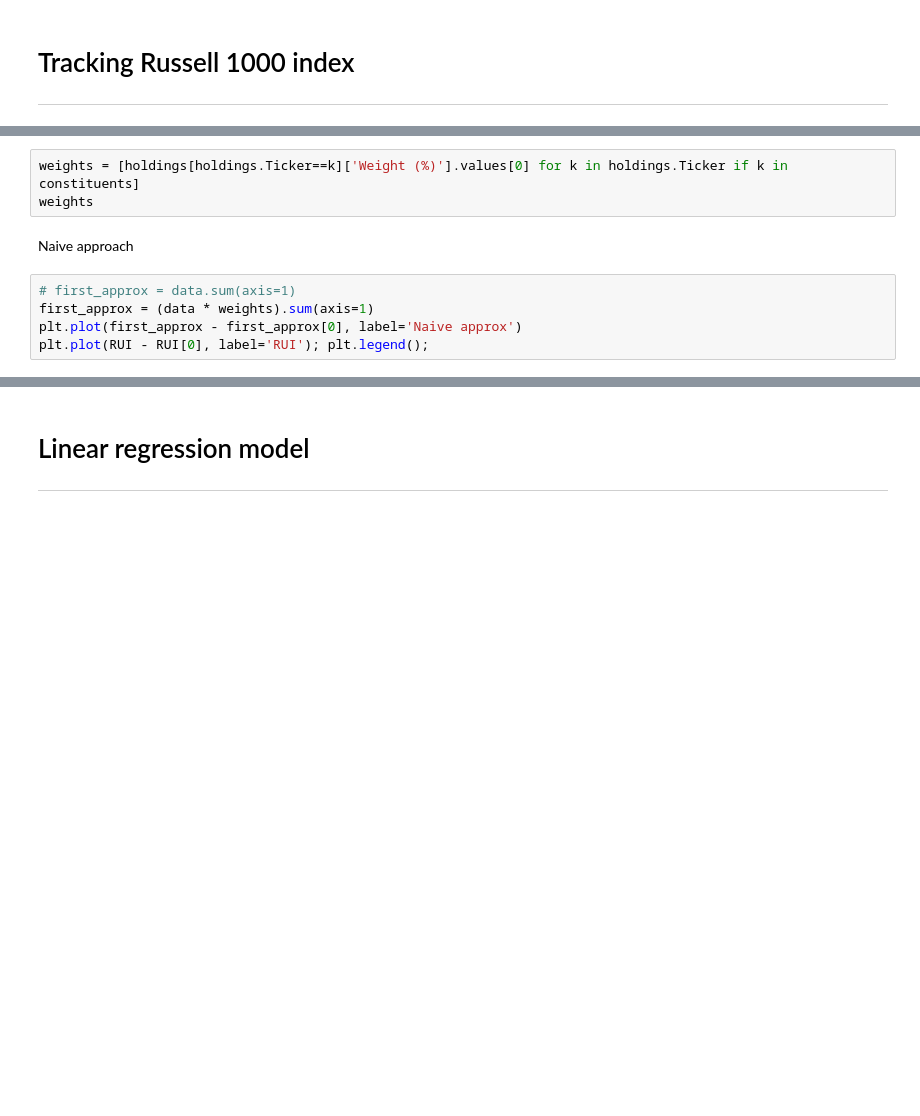
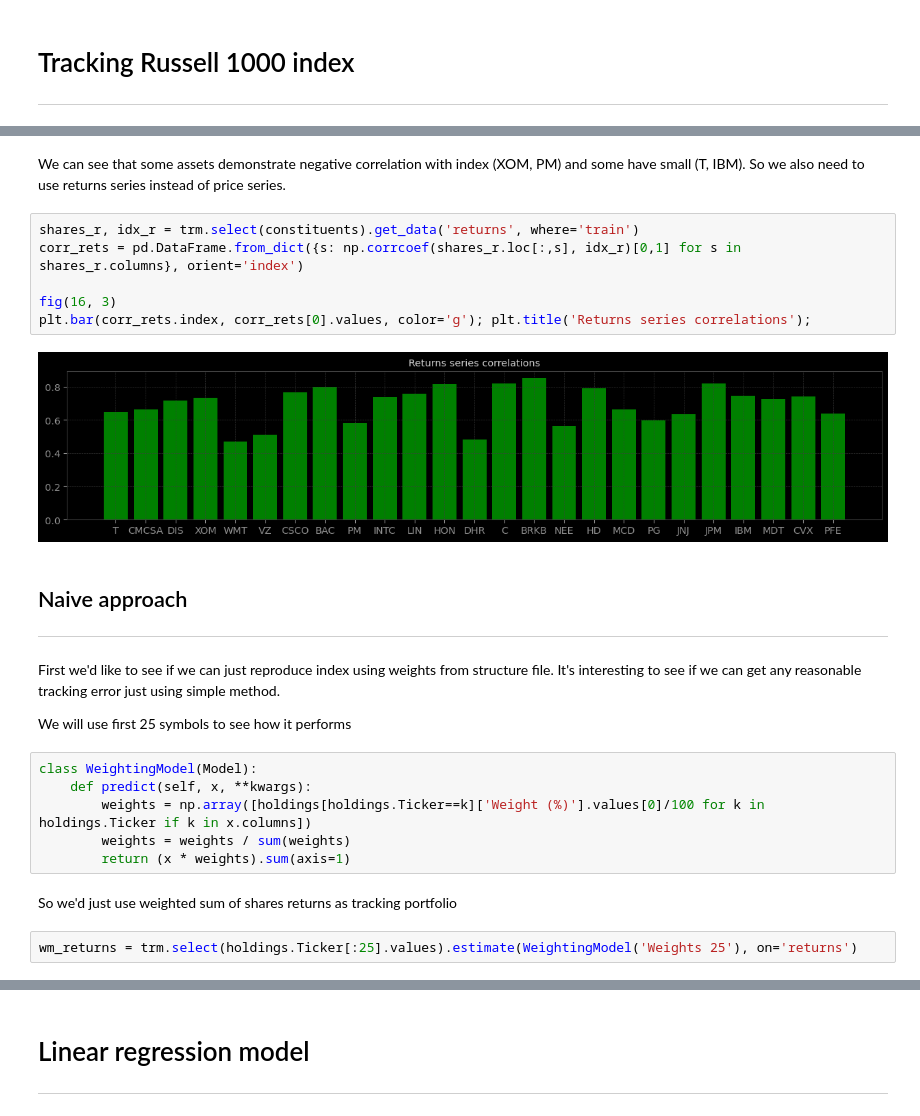
Before and after one commit to dmarienko/QuantTradingResearch, a Jupyter notebook: models/2. Russel Index Tracking.ipynb, the cells around one changed output, grey strips where cells are left out. Cells and saved outputs as stored; diff of their text form; blank space fills up the shorter version.

```diff
--- a/models/2. Russel Index Tracking.ipynb
+++ b/models/2. Russel Index Tracking.ipynb
@@ -50,10 +115,27 @@ plt.plot(RUI/RUI.iloc[0], lw=3, c='w');
+# %% [markdown]
+We can see that some assets demonstrate negative correlation with index (XOM, PM) and some have small (T, IBM). So we also need to use returns series instead of price series.
+# %%
+shares_r, idx_r = trm.select(constituents).get_data('returns', where='train')
+corr_rets = pd.DataFrame.from_dict({s: np.corrcoef(shares_r.loc[:,s], idx_r)[0,1] for s in shares_r.columns}, orient='index')
+
+fig(16, 3)
+plt.bar(corr_rets.index, corr_rets[0].values, color='g'); plt.title('Returns series correlations');
+# %% [output]
+[figure, added]
+# %% [markdown]
+## Naive approach
+<hr/>
+# %% [markdown]
+First we'd like to see if we can just reproduce index using weights from structure file. It's interesting to see if we can get any reasonable tracking error just using simple method.
+
+We will use first 25 symbols to see how it performs
 # %%
-weights = [holdings[holdings.Ticker==k]['Weight (%)'].values[0] for k in holdings.Ticker if k in constituents]
-weights
+class WeightingModel(Model):
+    def predict(self, x, **kwargs):
+        weights = np.array([holdings[holdings.Ticker==k]['Weight (%)'].values[0]/100 for k in holdings.Ticker if k in x.columns])
+        weights = weights / sum(weights)
+        return (x * weights).sum(axis=1)
-# %% [markdown]
-Naive approach
-# %%
-# first_approx = data.sum(axis=1)
-first_approx = (data * weights).sum(axis=1)
-plt.plot(first_approx - first_approx[0], label='Naive approx')
-plt.plot(RUI - RUI[0], label='RUI'); plt.legend();
+# %% [markdown]
+So we'd just use weighted sum of shares returns as tracking portfolio
+# %%
+wm_returns = trm.select(holdings.Ticker[:25].values).estimate(WeightingModel('Weights 25'), on='returns')
```
Also changed, not shown: parts of 78 cells of this notebook, 4 other files.
